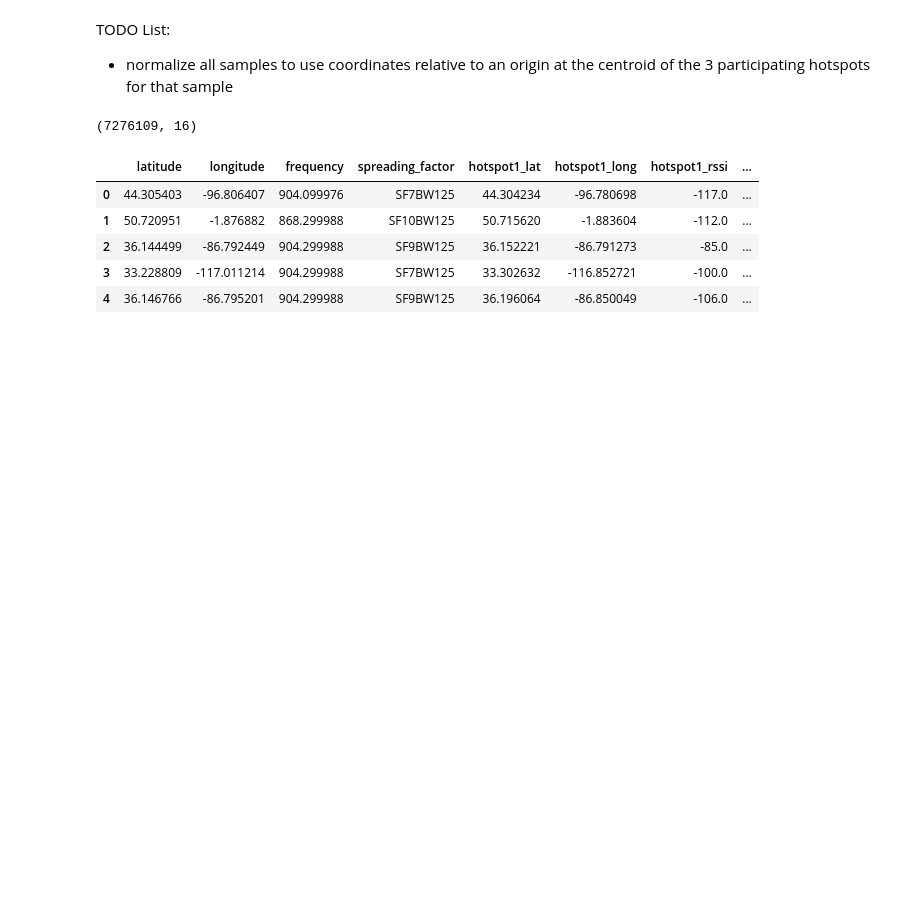
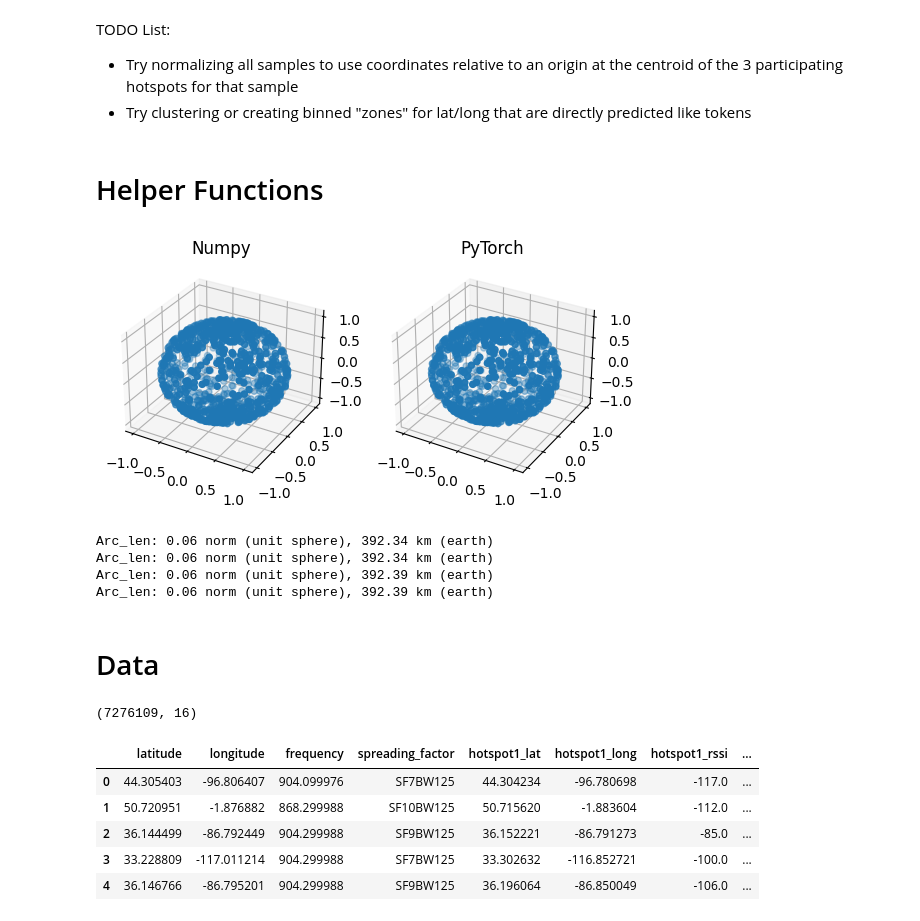
Before and after one commit to dcyoung/ml-triangulation, a Jupyter notebook: hostpots.ipynb, the cells around one changed output. Saved outputs shown, nothing was run; the diff lists cells and outputs as text; code cells hidden in the pictures; blank space fills up the shorter version.

```diff
--- a/hostpots.ipynb
+++ b/hostpots.ipynb
@@ -1,6 +1,7 @@
 # %% [markdown]
 TODO List:
-- normalize all samples to use coordinates relative to an origin at the centroid of the 3 participating hotspots for that sample
+- Try normalizing all samples to use coordinates relative to an origin at the centroid of the 3 participating hotspots for that sample
+- Try clustering or creating binned "zones" for lat/long that are directly predicted like tokens
 # %%
 import numpy as np
 import random
@@ -14,3 +14,5 @@ from typing import List, Tuple
 from sklearn.model_selection import train_test_split
 import matplotlib.pyplot as plt
 %matplotlib inline
+# %% [markdown]
+# Helper Functions
@@ -17,3 +95,52 @@ import matplotlib.pyplot as plt
+# %%
+def _test_haversine():
+    R = 6373.0 # radius of the earth in km
+    ll_a, ll_b = np.array([[45.7597, 4.8422]]), np.array([[48.8567, 2.3508]])
+    l = haversine_np(ll_a, ll_b, radius=1.0)
+    l_earth = haversine_np(ll_a, ll_b, radius=R)
+    print(f"Arc_len: {l[0]:.2f} norm (unit sphere), {l_earth[0]:.2f} km (earth)")
+
+    ll_a, ll_b = torch.tensor(ll_a), torch.tensor(ll_b)
+    l = haversine_torch(ll_a, ll_b, radius=1.0)
+    l_earth = haversine_torch(ll_a, ll_b, radius=R)
+    print(f"Arc_len: {l.item():.2f} norm (unit sphere), {l_earth.item():.2f} km (earth)")
+
+def _test_cart_conversion():
+    norm = np.random.randn(1000, 2) * 2.0 -1.0
+    xyz = convert_lat_long_to_cart_xyz(denorm_lat_long(norm))
+    xyz_TORCH = convert_lat_long_to_cart_xyz_TORCH(denorm_lat_long(torch.tensor(norm)))
+    fig = plt.figure()
+    ax = fig.add_subplot(1, 2, 1, projection='3d')
+    ax.scatter(xyz[:,0], xyz[:,1], xyz[:,2])
+    ax.set_title("Numpy")
+    ax2 = fig.add_subplot(1, 2, 2, projection='3d')
+    ax2.scatter(xyz_TORCH[:,0], xyz_TORCH[:,1], xyz_TORCH[:,2])
+    ax2.set_title("PyTorch")
+    plt.show()
+
+def _test_equirectangular():
+    R = 6373.0 # radius of the earth in km
+    ll_a, ll_b = np.array([[45.7597, 4.8422]]), np.array([[48.8567, 2.3508]])
+    l = equirectangular_np(ll_a, ll_b, radius=1.0)
+    l_earth = equirectangular_np(ll_a, ll_b, radius=R)
+    print(f"Arc_len: {l[0]:.2f} norm (unit sphere), {l_earth[0]:.2f} km (earth)")
+
+    ll_a, ll_b = torch.tensor(ll_a), torch.tensor(ll_b)
+    l = equirectangular_torch(ll_a, ll_b, radius=1.0)
+    l_earth = equirectangular_torch(ll_a, ll_b, radius=R)
+    print(f"Arc_len: {l.item():.2f} norm (unit sphere), {l_earth.item():.2f} km (earth)")
+# %%
+_test_cart_conversion()
+_test_haversine()
+_test_equirectangular()
+# %% [output]
+[figure, added]
+Arc_len: 0.06 norm (unit sphere), 392.34 km (earth)
+Arc_len: 0.06 norm (unit sphere), 392.34 km (earth)
+Arc_len: 0.06 norm (unit sphere), 392.39 km (earth)
+Arc_len: 0.06 norm (unit sphere), 392.39 km (earth)
+# %% [markdown]
+# Data
 # %%
 data = pd.read_csv("data/mappers.csv")
 data = data.drop(["id"], axis=1)
```
Also changed, not shown: parts of 23 cells of this notebook.
